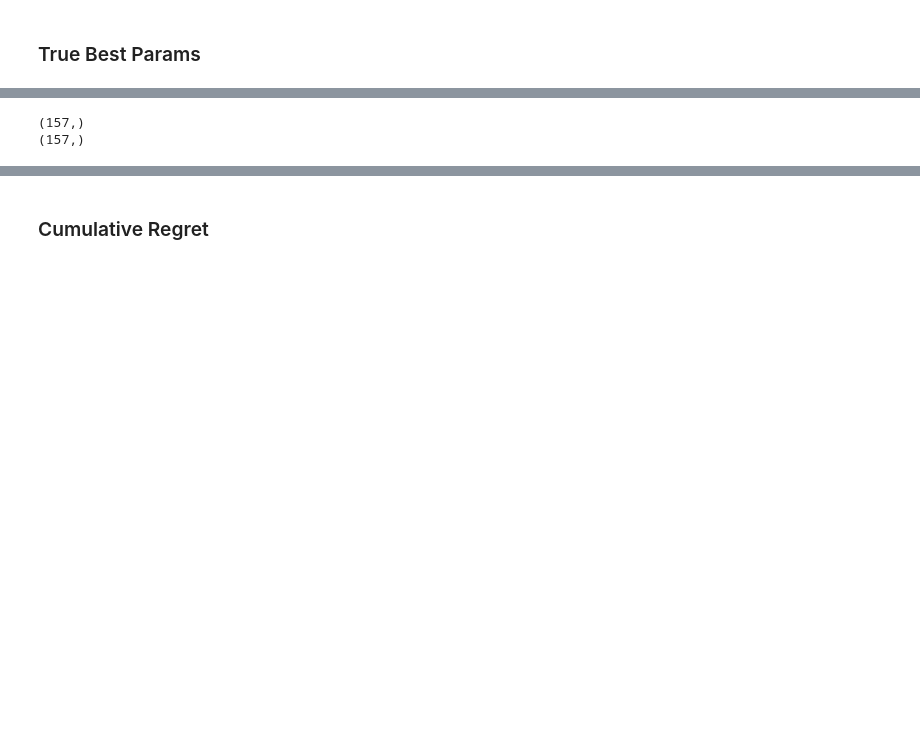
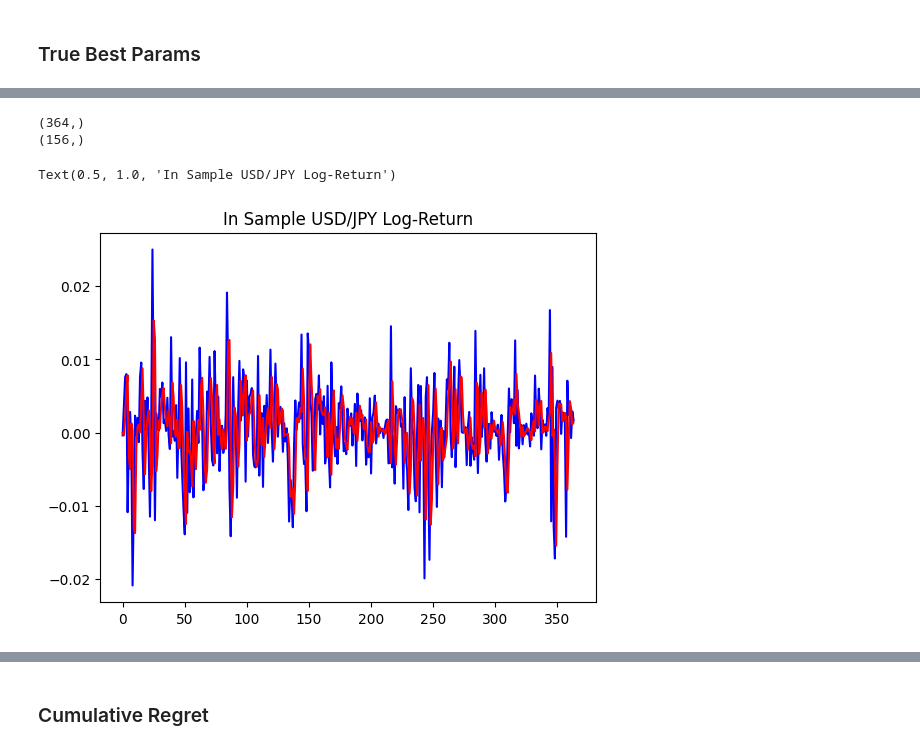
Before and after one commit to Chase-Grajeda/quantum-hypertuning, a Jupyter notebook: src/arima_demo.ipynb, the cells around one changed output, grey strips where cells are left out. Cells and saved outputs as stored; diff of their text form; code cells hidden in the pictures; blank space fills up the shorter version.

```diff
--- a/src/arima_demo.ipynb
+++ b/src/arima_demo.ipynb
@@ -350,12 +356,20 @@ Params (p, d, q): [1, 1, 1]
 # %%
 model = ARIMA(train, order=tuple(best_params))
 model_fit = model.fit()
-preds = model_fit.forecast(steps=len(test))
+in_sample = model_fit.predict()
+out_sample = model_fit.forecast(steps=len(test))
 
-print(test.shape)
-print(preds.shape)
+print(in_sample.shape)
+print(out_sample.shape)
 # %% [output]
-(157,)
-(157,)
+(364,)
+(156,)
+# %%
+plt.plot(np.arange(len(train)), train, color="blue")
+plt.plot(np.arange(len(in_sample)), in_sample, color="red")
+plt.title("In Sample USD/JPY Log-Return")
+# %% [output]
+Text(0.5, 1.0, 'In Sample USD/JPY Log-Return')
+[figure, added]
 # %%
 plt.plot(np.arange(len(test)), test, color="blue")
```
Also changed, not shown: parts of 14 cells of this notebook.
